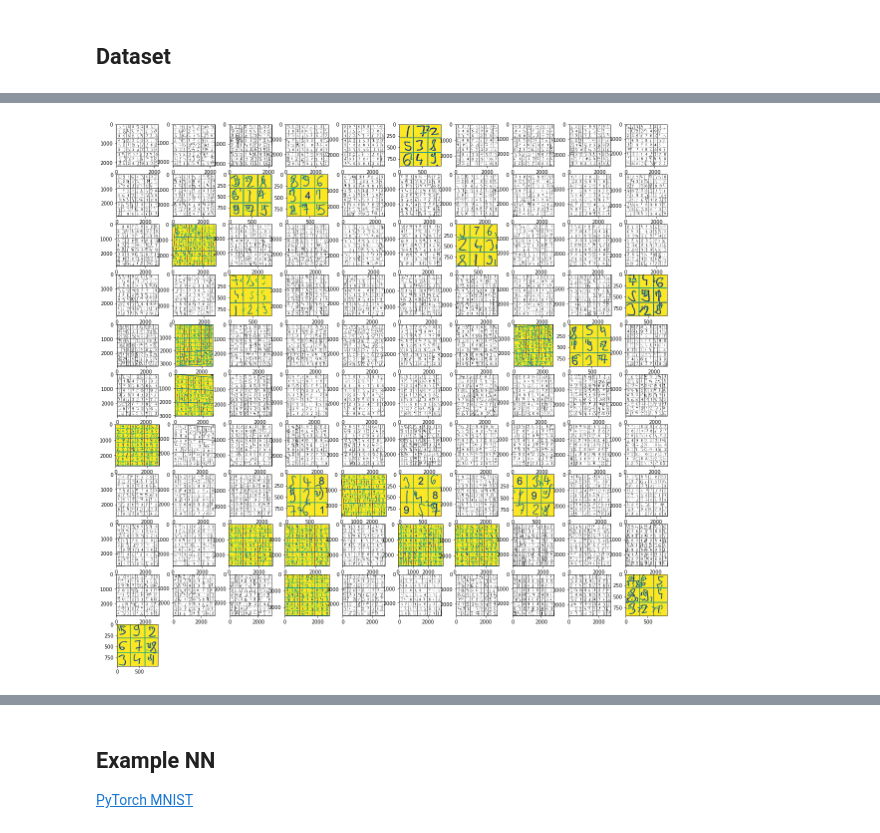
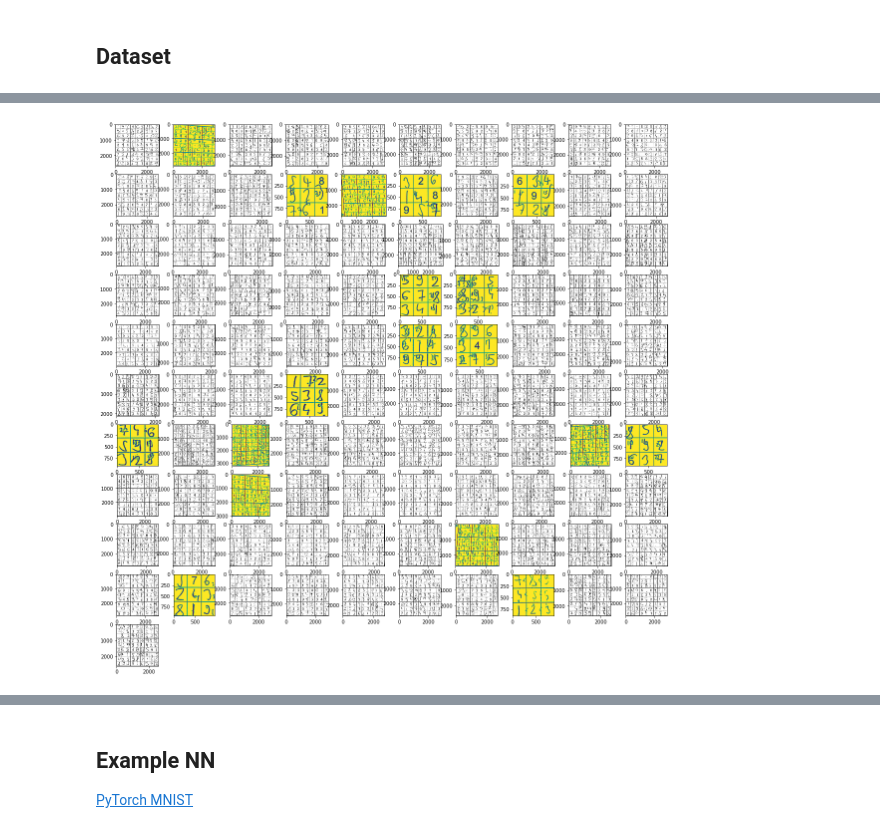
Before and after one commit to iCarrrot/nn_sudoku_project, a Jupyter notebook: Project.ipynb, the cells around one changed output, grey strips where cells are left out. Drawn from its saved outputs; the diff is of its cells as text; code cells hidden in the pictures.

```diff
--- a/Project.ipynb
+++ b/Project.ipynb
@@ -49,7 +49,7 @@ Populating the interactive namespace from numpy and matplotlib
 * jakies ładne ogarnięcie całości
 # %%
 pics_path = get_pics_path()
-gray_images = get_gray_images(pics_path)
+gray_images, labels= get_gray_images(pics_path)
 gray_images.shape
 # %% [output]
 Go to this URL in a browser: https://accounts.google.com/o/oauth2/auth?client_id=947318989803-6bn6qk8qdgf4n4g3pfee6491hc0brc4i.apps.googleusercontent.com&redirect_uri=urn%3aietf%3awg%3aoauth%3a2.0%3ao ...
@@ -71,15 +63,19 @@ plt.show()
 # %%
+from src.preprocessing import Deskewing,  split_into_cells, deskew_verify
+ok_ids = [0, 22, 23, 25, 26, 33]
+wrong_ids = [1]
 deskewed_imgs = []
+desk_img_labels = []
 plt.figure(figsize=(20, 20))
 for i in tqdm(range(len(gray_images))):
     deskewed = Deskewing(gray_images[i])._deskew()
     plt.subplot(11, 10, i + 1)
-    if deskewed.shape[0] < 2000 or deskewed.shape[1] < 2000 or abs(deskewed.shape[0] - deskewed.shape[1]) > 100:
+    if i not in ok_ids and (i in wrong_ids or not deskew_verify(deskewed)):
         plt.imshow(deskewed)
     else:
         plt.imshow(deskewed, cmap='gray')
-
-    deskewed_imgs.append(deskewed)
+        deskewed_imgs.append(deskewed)
+        desk_img_labels.append(labels[i])
 # %% [output]
-[figure, old version]
+[figure, new version]
 # %%
```
Also changed, not shown: parts of 9 cells of this notebook.
